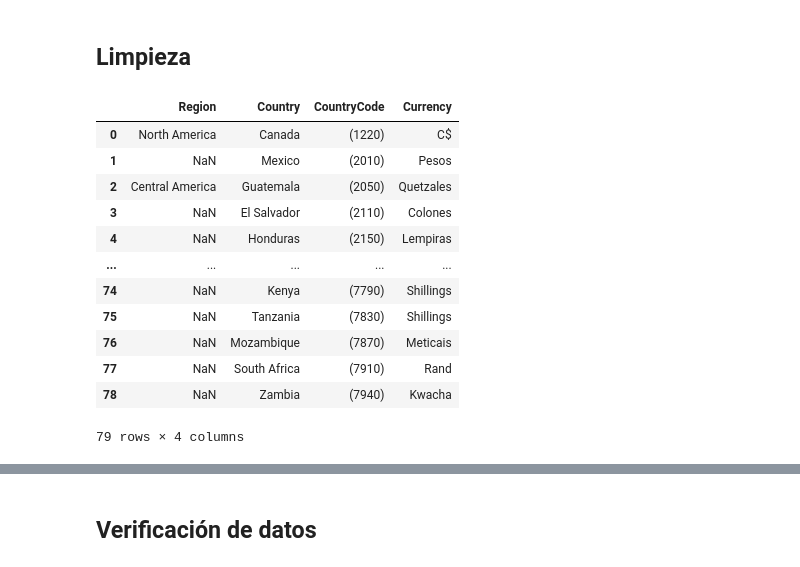
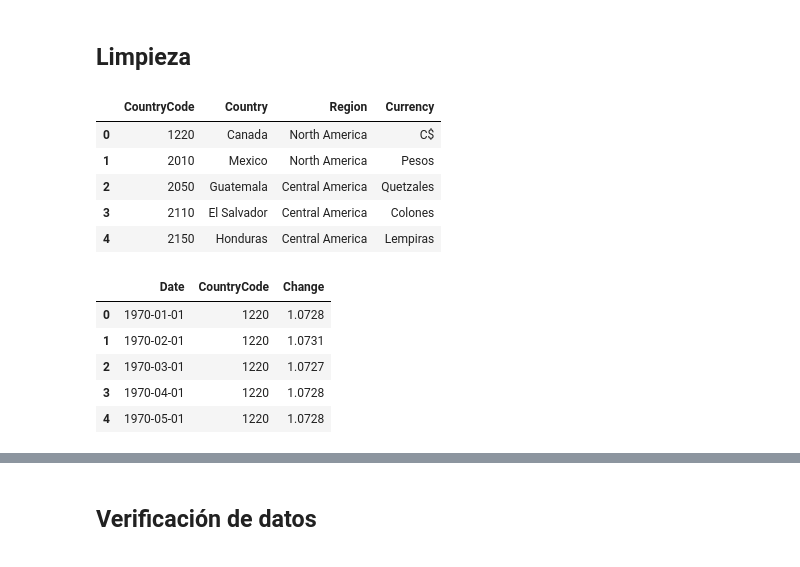
Before and after one commit to agarca4/Exercises-Pandas, a Jupyter notebook: Exercise2 _NominalChangeRates.ipynb, the cells around one changed output, grey strips where cells are left out. Saved outputs shown, nothing was run; the diff lists cells and outputs as text; code cells hidden in the pictures.

```diff
--- a/Exercise2 _NominalChangeRates.ipynb
+++ b/Exercise2 _NominalChangeRates.ipynb
@@ -77,25 +77,48 @@ df.head(20)
 # %% [markdown]
 ## Limpieza
 # %%
-df_paso1 = df \
+df_paises = df \
         .iloc[6:10] \
         .transpose() \
         .set_axis(["Region", "Country", "CountryCode", "Currency"],
              axis = 'columns') \
         .iloc[1:] \
-        .reset_index(drop=True)
-df_paso1
+        .reset_index(drop=True) \
+        .reindex(columns = ["CountryCode","Country","Region","Currency"]) \
+        .assign (
+            CountryCode = lambda dataset: dataset["CountryCode"].map(lambda value : (value[1:5])),
+            Region = lambda dataset : dataset.Region.fillna(method = 'ffill')
+                )
+df_paises.head()
 # %% [output]
-|  | Region | Country | CountryCode | Currency |
-| 0 | North America | Canada | (1220) | C$ |
-| 1 | NaN | Mexico | (2010) | Pesos |
-| 2 | Central America | Guatemala | (2050) | Quetzales |
-| 3 | NaN | El Salvador | (2110) | Colones |
-| 4 | NaN | Honduras | (2150) | Lempiras |
-| ... | ... | ... | ... | ... |
-| 74 | NaN | Kenya | (7790) | Shillings |
-| 75 | NaN | Tanzania | (7830) | Shillings |
-| 76 | NaN | Mozambique | (7870) | Meticais |
-| 77 | NaN | South Africa | (7910) | Rand |
-| 78 | NaN | Zambia | (7940) | Kwacha |
+|  | CountryCode | Country | Region | Currency |
+| 0 | 1220 | Canada | North America | C$ |
+| 1 | 2010 | Mexico | North America | Pesos |
+| 2 | 2050 | Guatemala | Central America | Quetzales |
+| 3 | 2110 | El Salvador | Central America | Colones |
+| 4 | 2150 | Honduras | Central America | Lempiras |
-79 rows × 4 columns
+# %%
+df_cambio_moneda = df \
+            .iloc[6:] \
+            .rename(columns=df.iloc[8]).drop(df.index[8]) \
+            .iloc[4:] \
+            .rename(columns={'Country code': 'Date'}) \
+            .melt(id_vars = ['Date'],
+                 var_name = "CountryCode",
+                 value_name = "Change") \
+            .assign (
+            CountryCode = lambda dataset: dataset["CountryCode"].map(lambda value : (value[1:5])),
+            Change = lambda dataset : dataset.Change.astype("float"),
+            Date = lambda dataset : dataset.Date.astype("datetime64")
+                )
+
+
+
+df_cambio_moneda.head()
+# %% [output]
+|  | Date | CountryCode | Change |
+| 0 | 1970-01-01 | 1220 | 1.0728 |
+| 1 | 1970-02-01 | 1220 | 1.0731 |
+| 2 | 1970-03-01 | 1220 | 1.0727 |
+| 3 | 1970-04-01 | 1220 | 1.0728 |
+| 4 | 1970-05-01 | 1220 | 1.0728 |
```
Also changed, not shown: parts of 14 cells of this notebook.
